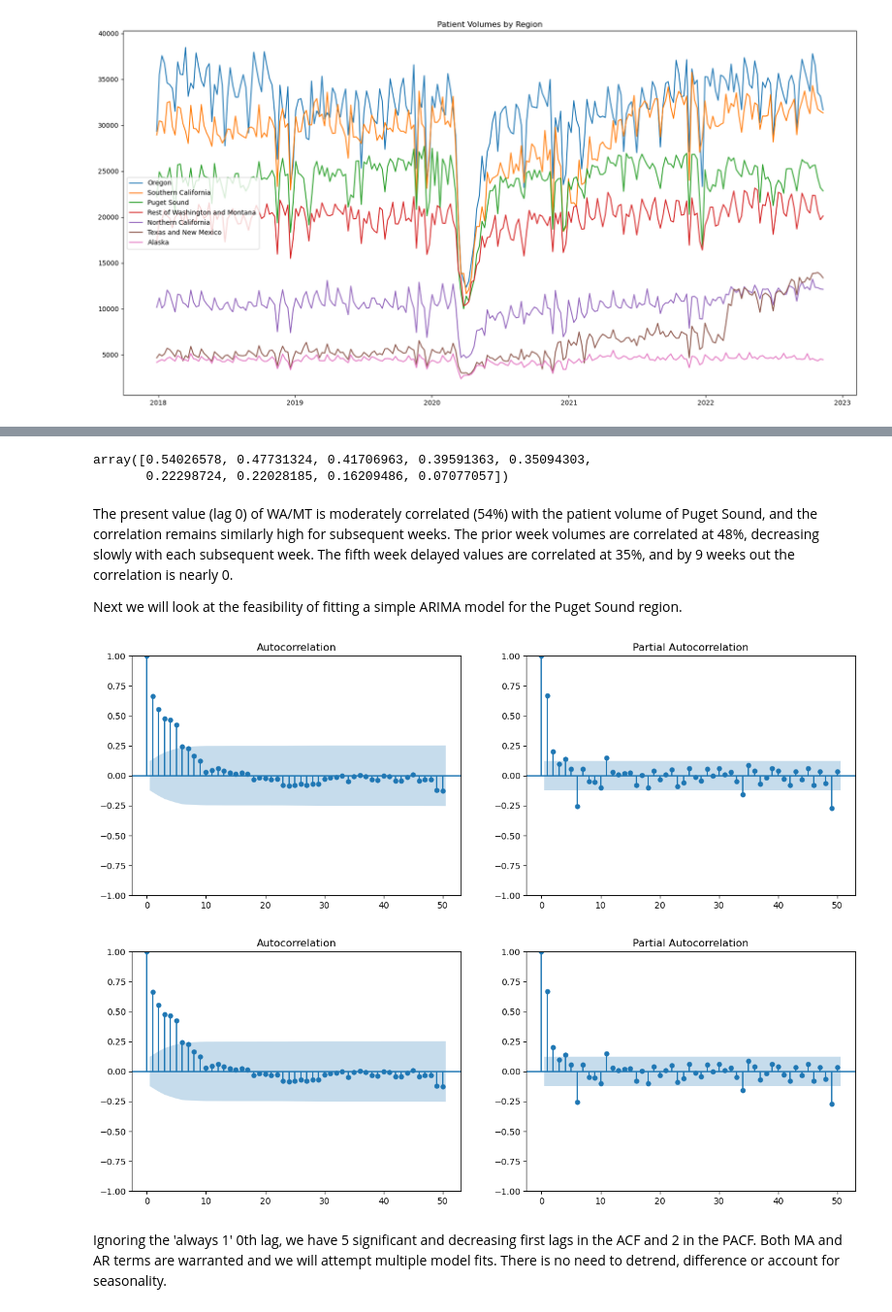
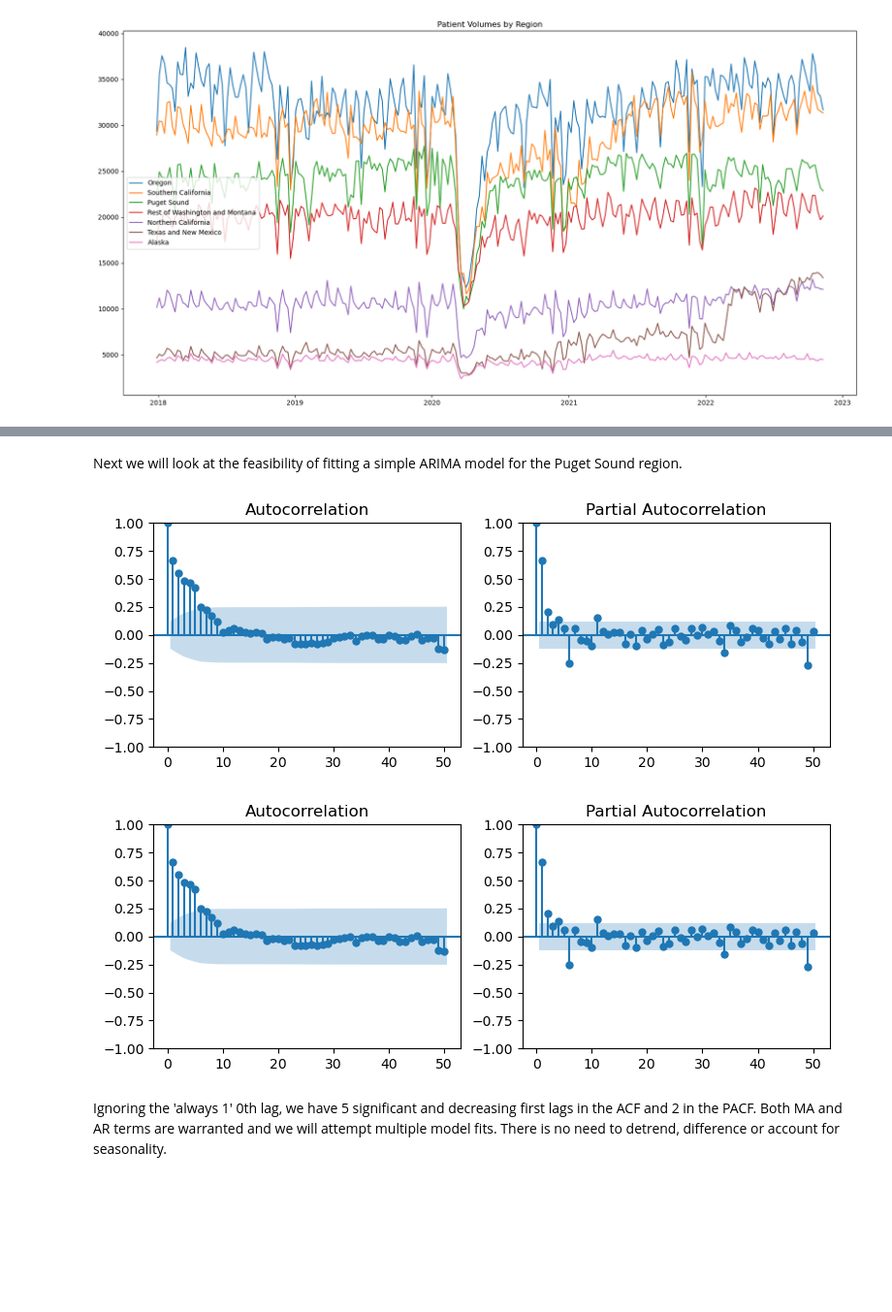
Before and after one commit to npeckover/Volumes, a Jupyter notebook: vols.ipynb, the cells around one changed output, grey strips where cells are left out. Shown at 97% size. Cells and saved outputs as stored; diff of their text form; code cells hidden in the pictures; blank space fills up the shorter version.

```diff
--- a/vols.ipynb
+++ b/vols.ipynb
@@ -50,24 +33,16 @@ import statsmodels.api as sm
-# %%
-PS_WA = sm.tsa.stattools.ccf(df['Puget Sound'], df['WA/MT'], adjusted = False)
-PS_WA[1:10]
-# %% [output]
-array([0.54026578, 0.47731324, 0.41706963, 0.39591363, 0.35094303,
-       0.22298724, 0.22028185, 0.16209486, 0.07077057])
-# %% [markdown]
-The present value (lag 0) of WA/MT is moderately correlated (54%) with the patient volume of Puget Sound, and the correlation remains similarly high for subsequent weeks. The prior week volumes are correlated at 48%, decreasing slowly with each subsequent week. The fifth week delayed values are correlated at 35%, and by 9 weeks out the correlation is nearly 0.
-
-Next we will look at the feasibility of fitting a simple ARIMA model for the Puget Sound region.
+# %% [markdown]
+Next we will look at the feasibility of fitting a simple ARIMA model for the Puget Sound region.
 # %%
 from pandas.plotting import autocorrelation_plot
 from statsmodels.tsa.stattools import acf, pacf
 from statsmodels.graphics.tsaplots import plot_acf, plot_pacf
 # %%
-fig, axes = plt.subplots(1,2,figsize=(15,5), dpi= 100)
+fig, axes = plt.subplots(1,2,figsize=(9,3), dpi= 100)
 plot_acf(df['Puget Sound'], lags=50, ax=axes[0])
 plot_pacf(df['Puget Sound'], lags=50, ax=axes[1])
 # %% [output]
-[figure, old version]
+[figure, new version]
-[figure, old version]
+[figure, new version]
 # %% [markdown]
 Ignoring the 'always 1' 0th lag, we have 5 significant and decreasing first lags in the ACF and 2 in the PACF. Both MA and AR terms are warranted and we will attempt multiple model fits. There is no need to detrend, difference or account for seasonality.
 # %%
```
Also changed, not shown: parts of 38 cells of this notebook.
